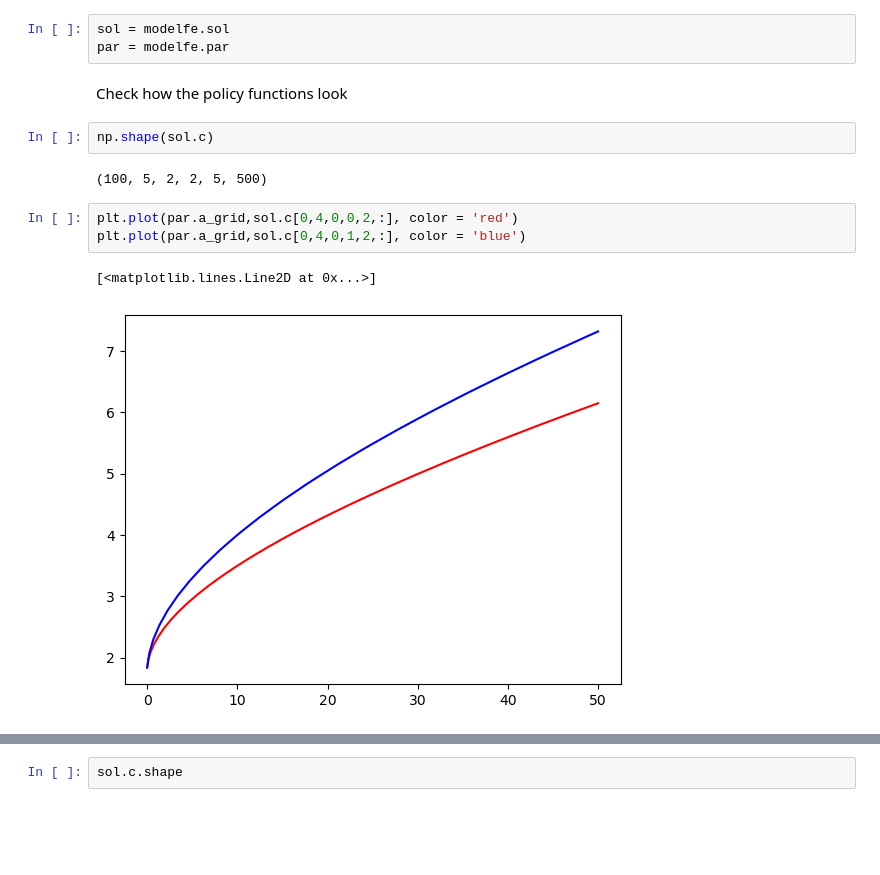
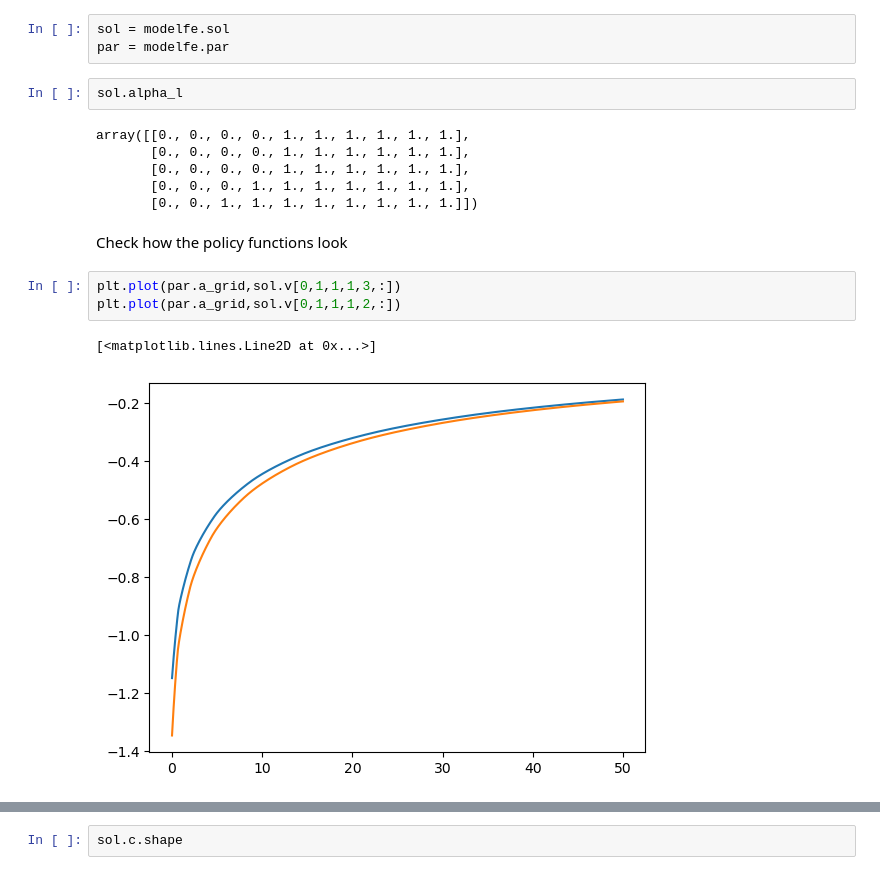
Before and after one commit to madsankern/BufferStock, a Jupyter notebook: results.ipynb, the cells around one changed output, grey strips where cells are left out. Drawn from its saved outputs; the diff is of its cells as text; blank space fills up the shorter version.

```diff
--- a/results.ipynb
+++ b/results.ipynb
@@ -133,15 +133,19 @@ model solved in 8.7 secs
 # %%
 sol = modelfe.sol
 par = modelfe.par
+# %%
+sol.alpha_l
+# %% [output]
+array([[0., 0., 0., 0., 1., 1., 1., 1., 1., 1.],
+       [0., 0., 0., 0., 1., 1., 1., 1., 1., 1.],
+       [0., 0., 0., 0., 1., 1., 1., 1., 1., 1.],
+       [0., 0., 0., 1., 1., 1., 1., 1., 1., 1.],
+       [0., 0., 1., 1., 1., 1., 1., 1., 1., 1.]])
 # %% [markdown]
 Check how the policy functions look
-# %%
-np.shape(sol.c)
-# %% [output]
-(100, 5, 2, 2, 5, 500)
 # %%
-plt.plot(par.a_grid,sol.c[0,4,0,0,2,:], color = 'red')
-plt.plot(par.a_grid,sol.c[0,4,0,1,2,:], color = 'blue')
+plt.plot(par.a_grid,sol.v[0,1,1,1,3,:])
+plt.plot(par.a_grid,sol.v[0,1,1,1,2,:])
 # %% [output]
 [<matplotlib.lines.Line2D at 0x...>]
-[figure, old version]
+[figure, new version]
```
Also changed, not shown: parts of 11 cells of this notebook, 4 other files.
